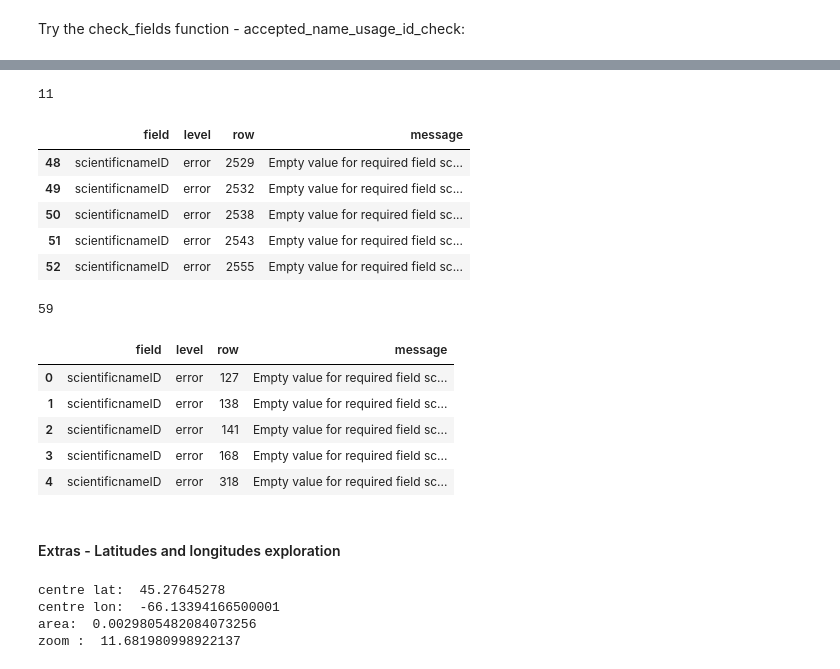
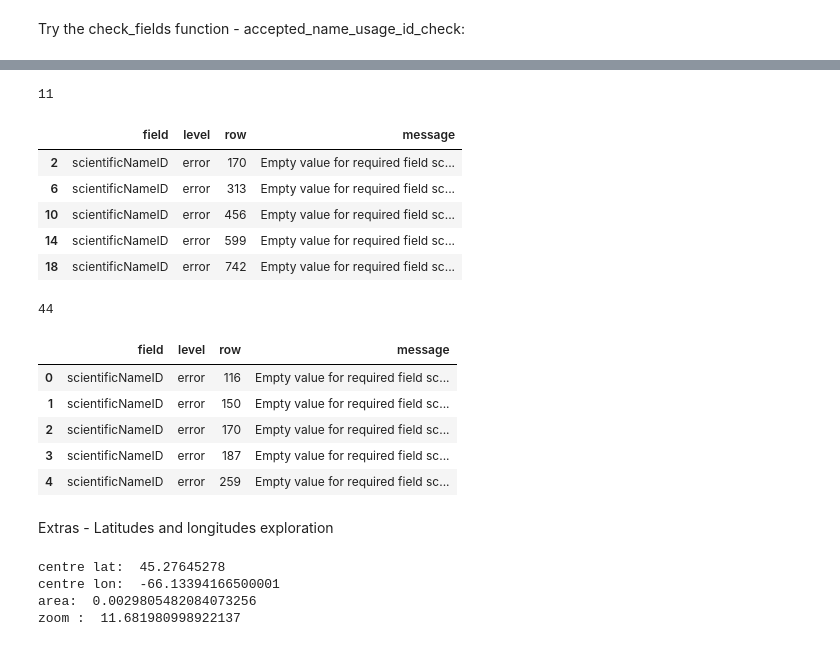
Before and after one commit to cioos-siooc/pyobistools, a Jupyter notebook: notebooks_Pyobis_sprint/notebook sprint - check_fields.ipynb, the cells around one changed output, grey strips where cells are left out. Saved outputs shown, nothing was run; the diff lists cells and outputs as text; code cells hidden in the pictures.

```diff
--- a/notebooks_Pyobis_sprint/notebook sprint - check_fields.ipynb
+++ b/notebooks_Pyobis_sprint/notebook sprint - check_fields.ipynb
@@ -51,10 +51,9 @@ See R documentation https://github.com/iobis/obistools#check-required-fields
 Load different types of DWC files:
 # %%
 event_core = pd.read_csv('https://catalogue.ogsl.ca/data/zip-rne/ca-cioos_0925e105-860e-4fe7-83ac-afc5e4c2699e/zip-rne_marais-hick_event.csv')
-emof1 = pd.read_csv('https://catalogue.ogsl.ca/data/zip-rne/ca-cioos_0925e105-860e-4fe7-83ac-afc5e4c2699e/zip-rne_marais-hick_event_emof_2022.csv')
-occurrence_extension = pd.read_csv('https://catalogue.ogsl.ca/data/zip-rne/f10f496a-acf4-4274-9c7b-7a005bcf54ed/zip-rne_marais-bmv_occurrence_2019-2021.csv')
-occurrence_extension_2 = pd.read_csv('https://catalogue.ogsl.ca/data/unb/ca-cioos_1954d7f6-0fc1-42fa-b56c-0cae5de365ae/occurrence_infaunal-invertebrate_saint-john-harbour_2018.csv')
-emof2 = pd.read_csv('https://catalogue.ogsl.ca/data/zip-rne/ca-cioos_0925e105-860e-4fe7-83ac-afc5e4c2699e/zip-rne_marais-hick_occurrence_emof_2022.csv')
+emof = pd.read_csv('https://catalogue.ogsl.ca/data/zip-rne/ca-cioos_0925e105-860e-4fe7-83ac-afc5e4c2699e/zip-rne_marais-hick_event_emof_2022.csv')
+occurrence_extension = pd.read_csv('https://catalogue.ogsl.ca/data/unb/ca-cioos_1954d7f6-0fc1-42fa-b56c-0cae5de365ae/occurrence_infaunal-invertebrate_saint-john-harbour_2018.csv')
+occurrence_extension2 = pd.read_csv('https://catalogue.ogsl.ca/data/zip-rne/3b8c6d97-6eb8-4e8d-9869-ccb2b9bab5f3/zip-rne_marais-pf_occurrence_2019-2021.csv')
 occurrence_core = pd.read_csv('https://catalogue.ogsl.ca/data/ncc/ca-cioos_b52bb8be-d225-442c-94ab-6f107a64b8a6/saint_john_river_saltmarshes_species-occurrence_2021.csv')
 occurrence_core.head(3)
 # %% [output]
@@ -133,27 +157,27 @@ Try the check_fields function - accepted_name_usage_id_check:
 # %%
-print(len(check_fields(occurrence_extension,  analysis_type = 'occurrence_extension', accepted_name_usage_id_check = True )))
-check_fields(occurrence_extension,  analysis_type = 'occurrence_extension', accepted_name_usage_id_check = True ).head()
+print(len(check_fields(occurrence_extension2,  analysis_type = 'occurrence_extension', accepted_name_usage_id_check = True )))
+check_fields(occurrence_extension2,  analysis_type = 'occurrence_extension', accepted_name_usage_id_check = True ).head()
 # %% [output]
 11
 |  | field | level | row | message |
-| 48 | scientificnameID | error | 2529 | Empty value for required field sc... |
-| 49 | scientificnameID | error | 2532 | Empty value for required field sc... |
-| 50 | scientificnameID | error | 2538 | Empty value for required field sc... |
-| 51 | scientificnameID | error | 2543 | Empty value for required field sc... |
-| 52 | scientificnameID | error | 2555 | Empty value for required field sc... |
+| 2 | scientificNameID | error | 170 | Empty value for required field sc... |
+| 6 | scientificNameID | error | 313 | Empty value for required field sc... |
+| 10 | scientificNameID | error | 456 | Empty value for required field sc... |
+| 14 | scientificNameID | error | 599 | Empty value for required field sc... |
+| 18 | scientificNameID | error | 742 | Empty value for required field sc... |
 # %%
-print(len(check_fields(occurrence_extension,  analysis_type = 'occurrence_extension', accepted_name_usage_id_check = False )))
-check_fields(occurrence_extension,  analysis_type = 'occurrence_extension', accepted_name_usage_id_check = False ).head()
+print(len(check_fields(occurrence_extension2,  analysis_type = 'occurrence_extension', accepted_name_usage_id_check = False )))
+check_fields(occurrence_extension2,  analysis_type = 'occurrence_extension', accepted_name_usage_id_check = False ).head()
 # %% [output]
-59
+44
 |  | field | level | row | message |
-| 0 | scientificnameID | error | 127 | Empty value for required field sc... |
-| 1 | scientificnameID | error | 138 | Empty value for required field sc... |
-| 2 | scientificnameID | error | 141 | Empty value for required field sc... |
-| 3 | scientificnameID | error | 168 | Empty value for required field sc... |
-| 4 | scientificnameID | error | 318 | Empty value for required field sc... |
+| 0 | scientificNameID | error | 116 | Empty value for required field sc... |
+| 1 | scientificNameID | error | 150 | Empty value for required field sc... |
+| 2 | scientificNameID | error | 170 | Empty value for required field sc... |
+| 3 | scientificNameID | error | 187 | Empty value for required field sc... |
+| 4 | scientificNameID | error | 259 | Empty value for required field sc... |
 # %% [markdown]
-#### Extras - Latitudes and longitudes exploration
+Extras - Latitudes and longitudes exploration
 # %%
 data = occurrence_core
 colonne1 = 'decimallatitude'
```
Also changed, not shown: parts of 14 cells of this notebook, 3 other files.
